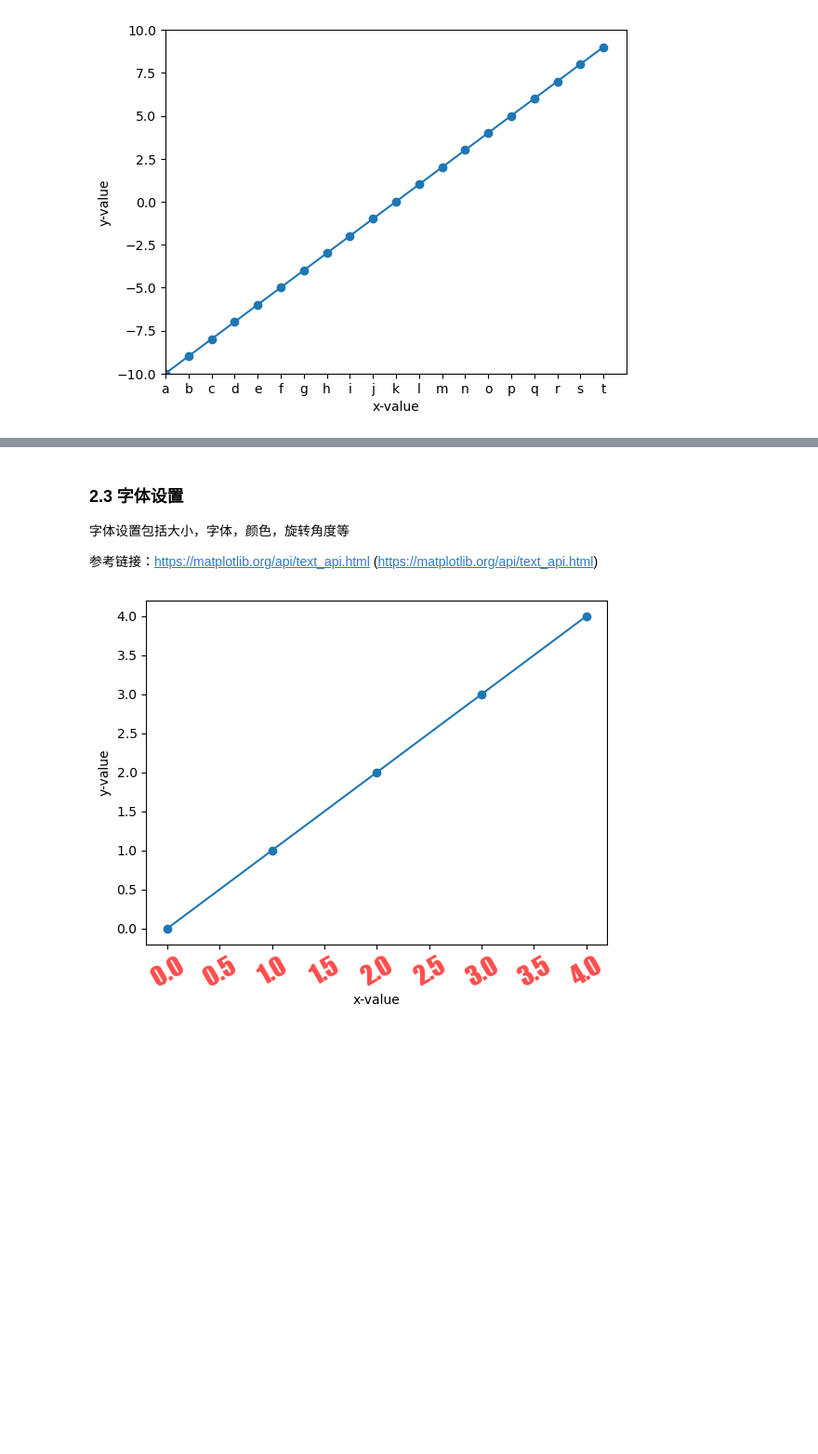
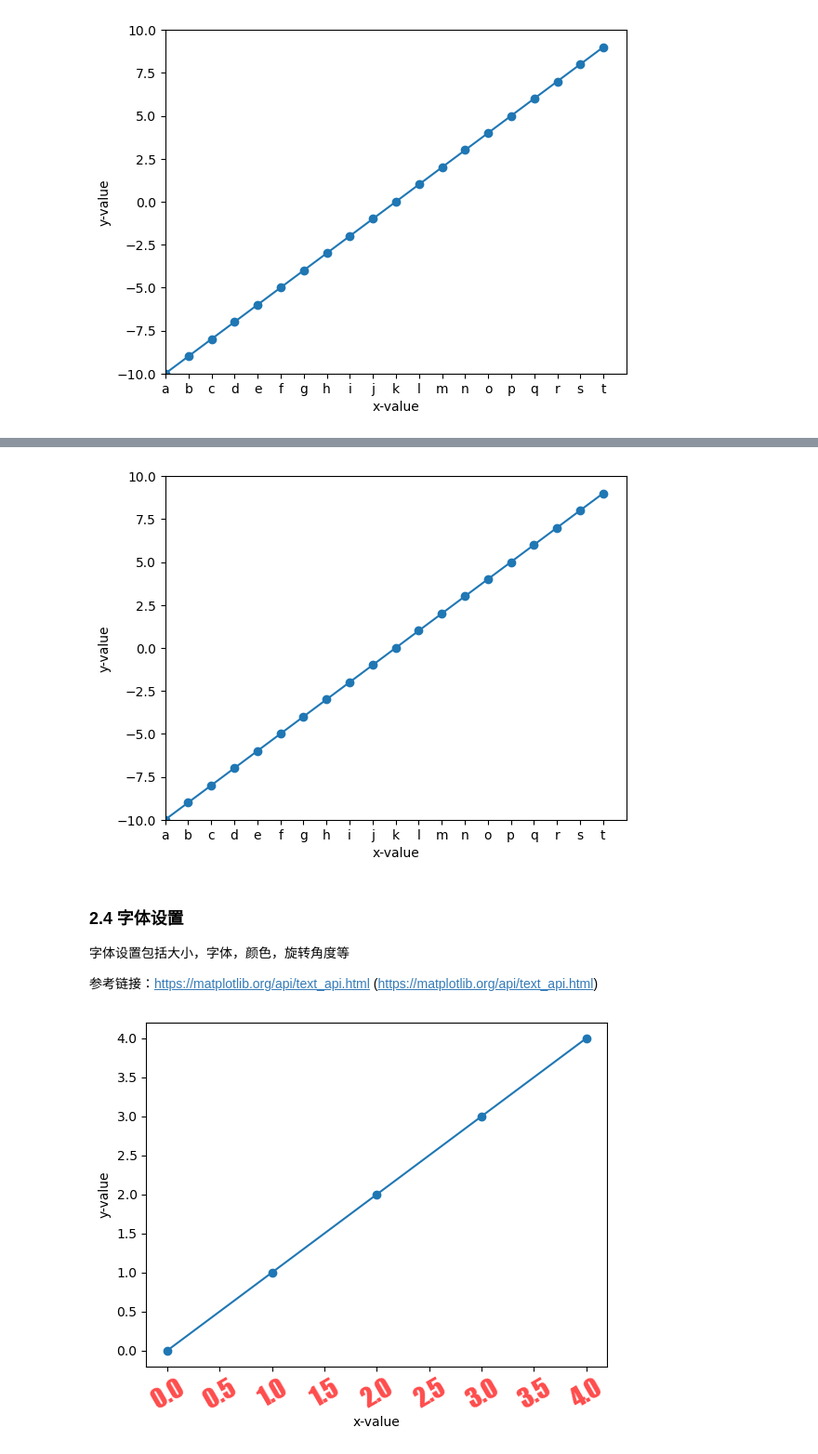
Before and after one commit to JaegerZhao/PythonLearning, a Jupyter notebook: 9 数据分析基础/9.2 matplotlib.ipynb, the cells around one changed output, grey strips where cells are left out. Shown: that part at 93% size. Saved outputs shown, nothing was run; the diff lists cells and outputs as text; code cells hidden in the pictures; blank space fills up the shorter version.

```diff
--- a/9 数据分析基础/9.2 matplotlib.ipynb
+++ b/9 数据分析基础/9.2 matplotlib.ipynb
@@ -95,5 +163,20 @@ _ = plt.xticks(range(-10,10),xticks)
+# %%
+#设置xy轴范围(-10, 10)
+import matplotlib.pyplot as plt
+plt.xlim(-10,10)
+plt.ylim(-10,10)
+#折线图
+plt.plot(range(-10,10),range(-10,10), '-o')
+#设置x-ylabel
+plt.xlabel('x-value')
+plt.ylabel('y-value')
+#设置x轴显示坐标值(x轴值与显示值要对应，例如：-10:a, -9:b...10:t)
+xticks = [chr(v) for v in range(ord('a'), ord('a')+20)]
+_ = plt.xticks(range(-10,10),xticks)
+# %% [output]
+[figure, added]
 # %% [markdown]
-### 2.3 字体设置
+### 2.4 字体设置
 字体设置包括大小，字体，颜色，旋转角度等
 
 参考链接：https://matplotlib.org/api/text_api.html (https://matplotlib.org/api/text_api.html)
```
Also changed, not shown: parts of 10 cells of this notebook.
